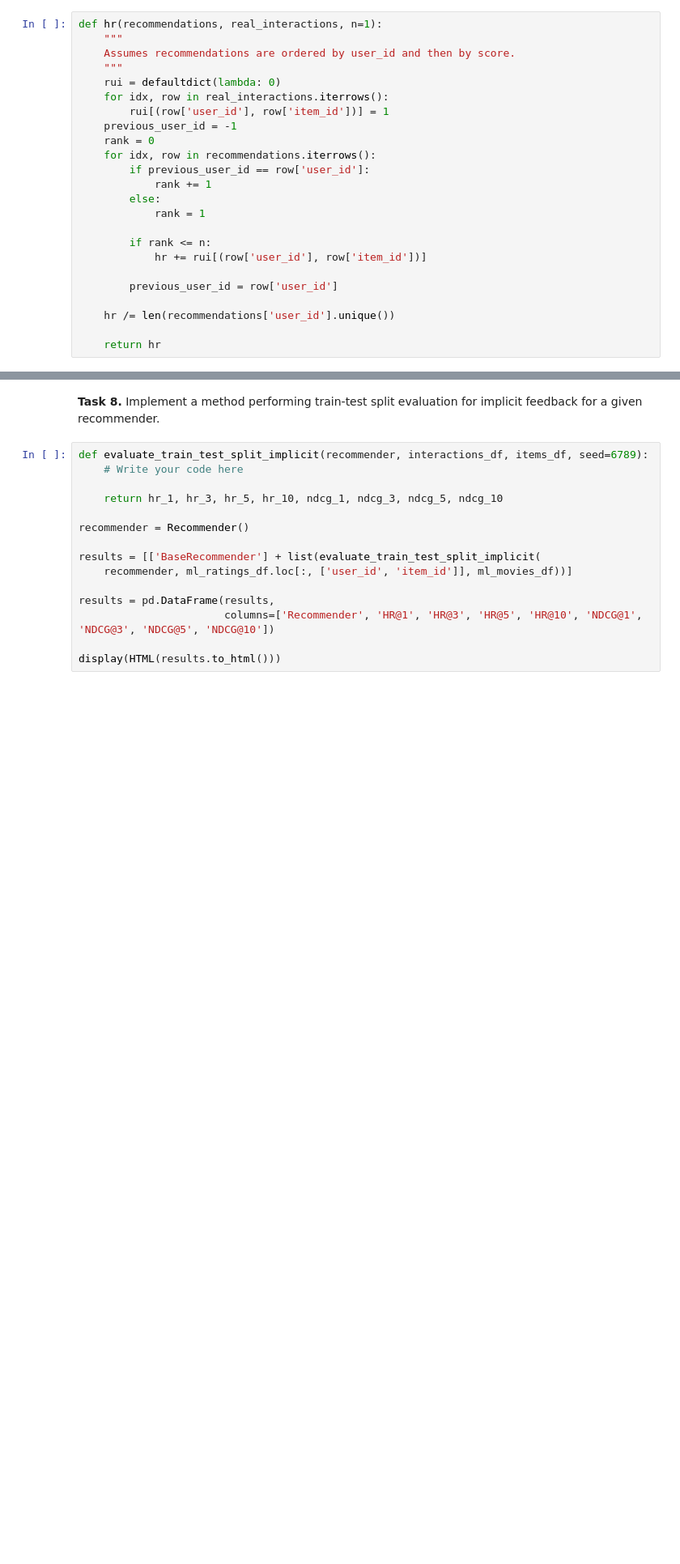
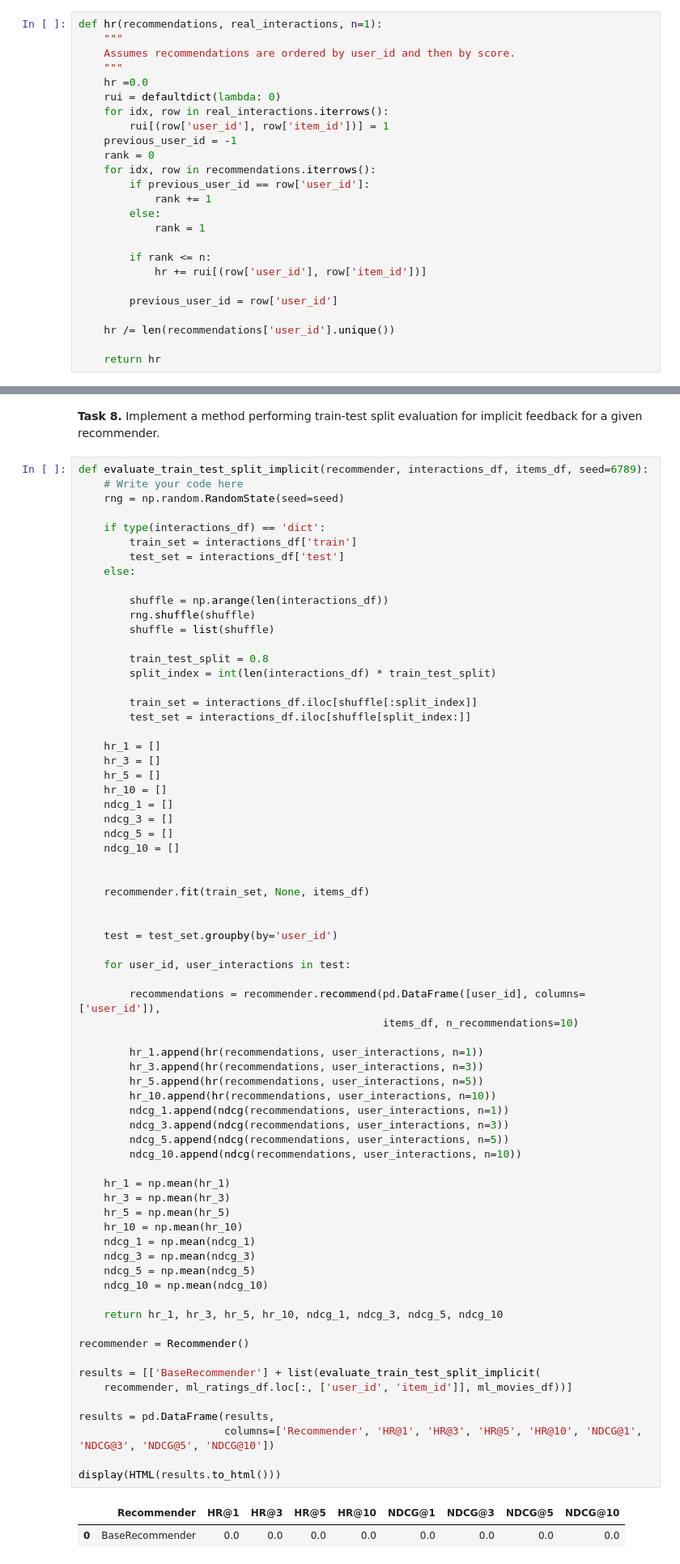
Before and after one commit to e-lawniczak/recommender-systems-class, a Jupyter notebook: class_03_evaluation_and_testing.ipynb, the cells around one changed output, grey strips where cells are left out. Shown at 81% size. Drawn from its saved outputs; the diff is of its cells as text; blank space fills up the shorter version.

```diff
--- a/class_03_evaluation_and_testing.ipynb
+++ b/class_03_evaluation_and_testing.ipynb
@@ -268,6 +268,7 @@ def hr(recommendations, real_interactions, n=1):
     """
     Assumes recommendations are ordered by user_id and then by score.
     """
+    hr =0.0
     rui = defaultdict(lambda: 0)
     for idx, row in real_interactions.iterrows():
         rui[(row['user_id'], row['item_id'])] = 1
@@ -495,18 +605,75 @@ display(HTML(results.to_html()))
 # %%
 def evaluate_train_test_split_implicit(recommender, interactions_df, items_df, seed=6789):
     # Write your code here
+    rng = np.random.RandomState(seed=seed)
+
+    if type(interactions_df) == 'dict':
+        train_set = interactions_df['train']
+        test_set = interactions_df['test']
+    else:
+
+        shuffle = np.arange(len(interactions_df))
+        rng.shuffle(shuffle)
+        shuffle = list(shuffle)
+
+        train_test_split = 0.8
+        split_index = int(len(interactions_df) * train_test_split)
+
+        train_set = interactions_df.iloc[shuffle[:split_index]]
+        test_set = interactions_df.iloc[shuffle[split_index:]]
+
+    hr_1 = []
+    hr_3 = []
+    hr_5 = []
+    hr_10 = []
+    ndcg_1 = []
+    ndcg_3 = []
+    ndcg_5 = []
+    ndcg_10 = []
+
+
+    recommender.fit(train_set, None, items_df)
+
+
+    test = test_set.groupby(by='user_id')
+
+    for user_id, user_interactions in test:
+
+        recommendations = recommender.recommend(pd.DataFrame([user_id], columns=['user_id']),
+                                                items_df, n_recommendations=10)
+
+        hr_1.append(hr(recommendations, user_interactions, n=1))
+        hr_3.append(hr(recommendations, user_interactions, n=3))
+        hr_5.append(hr(recommendations, user_interactions, n=5))
+        hr_10.append(hr(recommendations, user_interactions, n=10))
+        ndcg_1.append(ndcg(recommendations, user_interactions, n=1))
+        ndcg_3.append(ndcg(recommendations, user_interactions, n=3))
+        ndcg_5.append(ndcg(recommendations, user_interactions, n=5))
+        ndcg_10.append(ndcg(recommendations, user_interactions, n=10))
+
+    hr_1 = np.mean(hr_1)
+    hr_3 = np.mean(hr_3)
+    hr_5 = np.mean(hr_5)
+    hr_10 = np.mean(hr_10)
+    ndcg_1 = np.mean(ndcg_1)
+    ndcg_3 = np.mean(ndcg_3)
+    ndcg_5 = np.mean(ndcg_5)
+    ndcg_10 = np.mean(ndcg_10)
 
     return hr_1, hr_3, hr_5, hr_10, ndcg_1, ndcg_3, ndcg_5, ndcg_10
 
 recommender = Recommender()
 
 results = [['BaseRecommender'] + list(evaluate_train_test_split_implicit(
     recommender, ml_ratings_df.loc[:, ['user_id', 'item_id']], ml_movies_df))]
 
 results = pd.DataFrame(results,
                        columns=['Recommender', 'HR@1', 'HR@3', 'HR@5', 'HR@10', 'NDCG@1', 'NDCG@3', 'NDCG@5', 'NDCG@10'])
 
 display(HTML(results.to_html()))
+# %% [output]
+|  | Recommender | HR@1 | HR@3 | HR@5 | HR@10 | NDCG@1 | NDCG@3 | NDCG@5 | NDCG@10 |
+| 0 | BaseRecommender | 0.0 | 0.0 | 0.0 | 0.0 | 0.0 | 0.0 | 0.0 | 0.0 |
 # %% [markdown]
 ## Leave-one-out, leave-k-out, cross-validation
 # %% [markdown]
```
Also changed, not shown: parts of 8 cells of this notebook, 2 other files.
